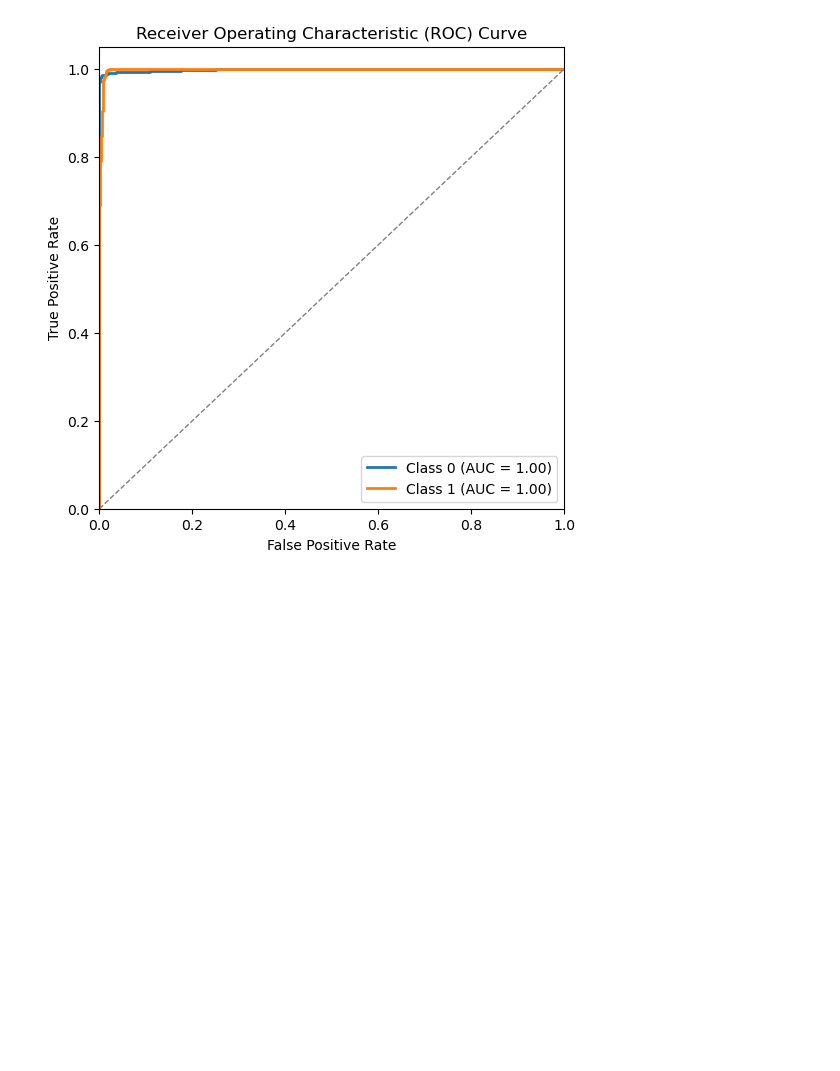
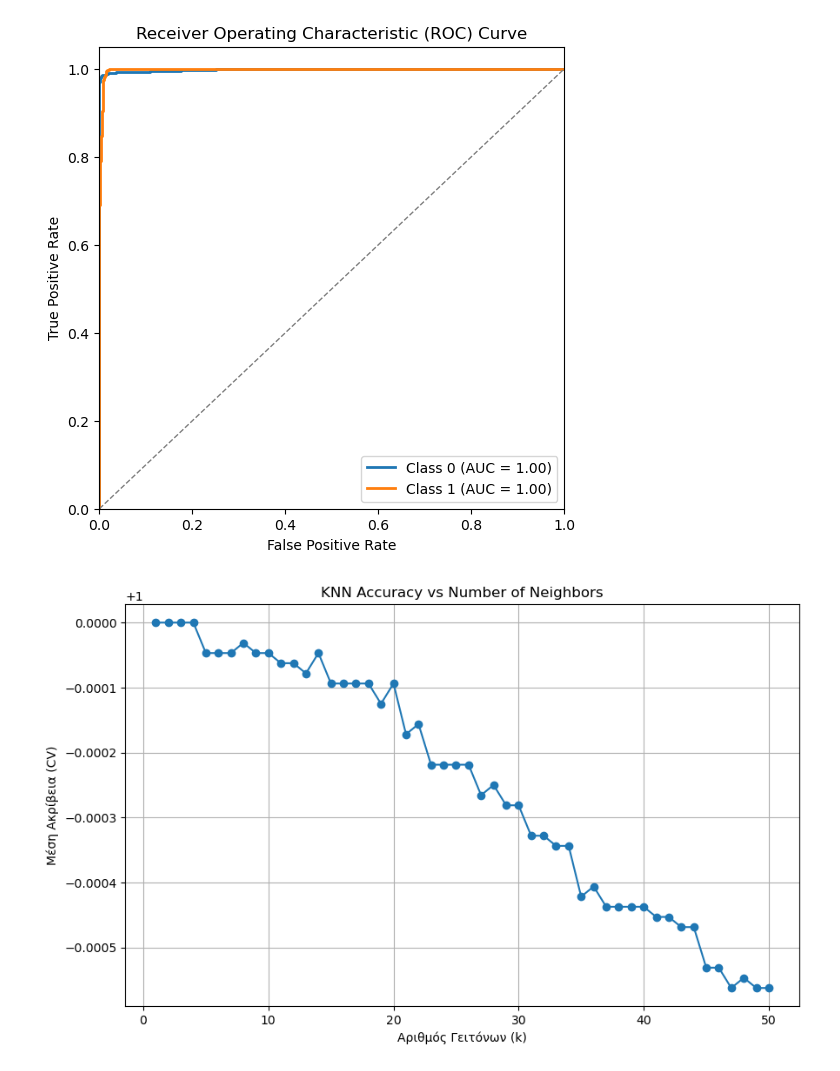
Before and after one commit to giorgoskoufetidis/TOV_EQUATIONS, a Jupyter notebook: Machine Learning/knn.ipynb, the cells around one changed output. Drawn from its saved outputs; the diff is of its cells as text; code cells hidden in the pictures; blank space fills up the shorter version.

```diff
--- a/Machine Learning/knn.ipynb
+++ b/Machine Learning/knn.ipynb
@@ -68,3 +140,46 @@ plt.legend(loc='lower right')
 plt.show()
 # %% [output]
 [figure]
+# %%
+import pandas as pd
+import numpy as np
+import matplotlib.pyplot as plt
+from sklearn.model_selection import StratifiedKFold, cross_val_score
+from sklearn.preprocessing import StandardScaler
+from sklearn.neighbors import KNeighborsClassifier
+
+# 📂 Διάβασε τα δεδομένα
+data = pd.read_csv("custom_sample_mass_radius_k2_15.csv",
+                   header=None,
+                   names=["Mass", "Radius", "k2", "Type"],
+                   low_memory=False)
+
+X = data.iloc[1:, :-1]   # features
+y = data.iloc[1:, -1]    # target (star type)
+
+# ⚖️ Standardization
+scaler = StandardScaler()
+X_scaled = scaler.fit_transform(X)
+
+# CV setup
+cv = StratifiedKFold(n_splits=5, shuffle=True, random_state=42)
+
+# Δοκιμή διαφορετικών k
+k_values = range(1, 51)   # από 1 έως 50 γείτονες
+mean_accuracies = []
+
+for k in k_values:
+    knn = KNeighborsClassifier(n_neighbors=k)
+    scores = cross_val_score(knn, X_scaled, y, cv=cv, scoring="accuracy")
+    mean_accuracies.append(scores.mean())
+
+# 📊 Plot
+plt.figure(figsize=(10,6))
+plt.plot(k_values, mean_accuracies, marker="o")
+plt.xlabel("Αριθμός Γειτόνων (k)")
+plt.ylabel("Μέση Ακρίβεια (CV)")
+plt.title("KNN Accuracy vs Number of Neighbors")
+plt.grid(True)
+plt.show()
+# %% [output]
+[figure, added]
```
Also changed, not shown: parts of 5 cells of this notebook, 5 other files.
